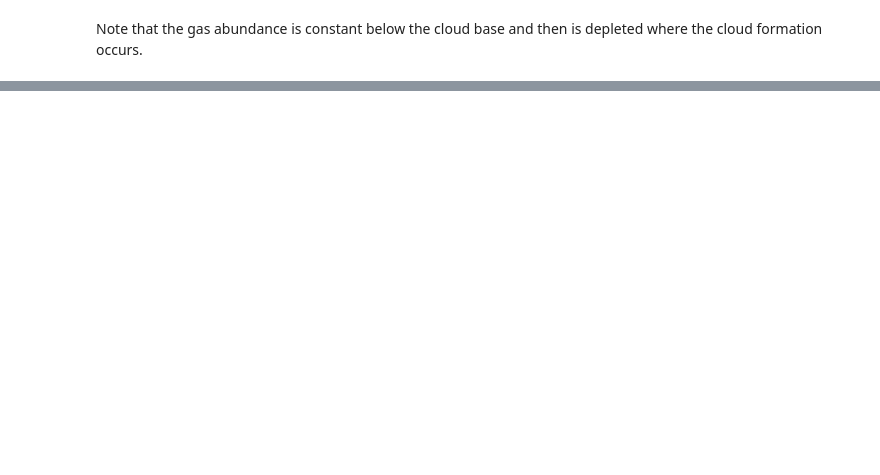
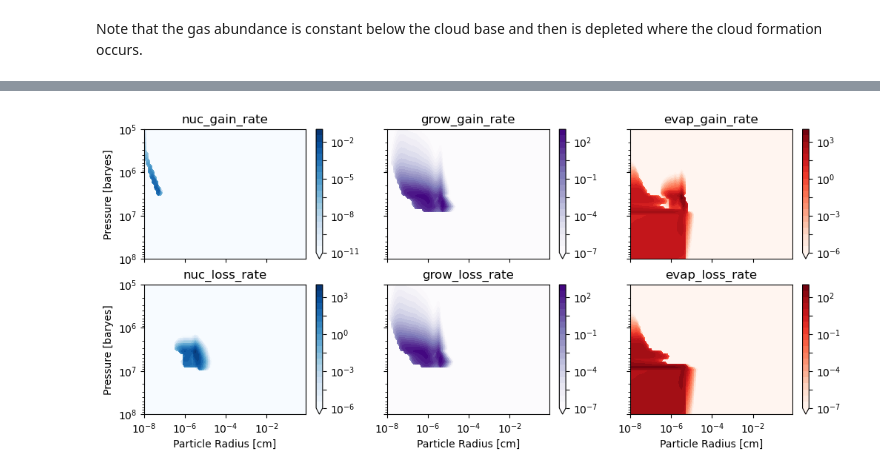
Before and after one commit to wcukier/carmapy, a Jupyter notebook: docs/source/notebooks/2_results.ipynb, the cells around one changed output, grey strips where cells are left out. Saved outputs shown, nothing was run; the diff lists cells and outputs as text; code cells hidden in the pictures; blank space fills up the shorter version.

Commit message:
microphysical rates

```diff
--- a/docs/source/notebooks/2_results.ipynb
+++ b/docs/source/notebooks/2_results.ipynb
@@ -206,0 +267,47 @@ Note that the gas abundance is constant below the cloud base and then is deplete
+# %%
+t_step = -1
+species = "Pure TiO2"
+
+fig, axs = plt.subplots(2, 3, sharex=True, sharey=True, figsize=(12,5))
+
+r = carma.results.clouds[species]["r"]
+
+dlnr = r[1] / r[0]
+
+quantities = ["nuc_gain_rate", "nuc_loss_rate", "grow_gain_rate",
+              "grow_loss_rate", "evap_gain_rate", "evap_loss_rate"]
+
+cmaps = ["Blues", "Purples", "Reds"]
+
+for i in range(6):
+    ax_x = i % 2
+    ax_y = int(i / 2)
+    ax = axs[ax_x, ax_y]
+
+    values = (carma.results.clouds[species][quantities[i]][:,:,t_step] + 1e-100)
+
+    max_val= np.max(values)
+
+    levels = np.logspace(int(np.log10(max_val) + 1)-10, int(np.log10(max_val) + 1), 21)
+
+    cmap = ax.contourf(carma.results.clouds[species]["r"],
+                carma.results.P,
+                values,
+                norm=matplotlib.colors.LogNorm(vmin=levels.min(), vmax=levels.max()),
+                levels=levels,
+                cmap = cmaps[ax_y],
+                extend="min")
+
+    plt.xscale("log")
+    plt.yscale("log")
+    plt.ylim(1e8, 1e5)
+
+    if ax_y == 0: ax.set_ylabel("Pressure [baryes]")
+    if ax_x == 1: ax.set_xlabel("Particle Radius [cm]")
+
+    ax.set_title(quantities[i])
+    plt.colorbar(cmap)
+
+plt.show()
+# %% [output]
+[figure, added]
```
Also changed, not shown: parts of 17 cells of this notebook, 7 other files.
